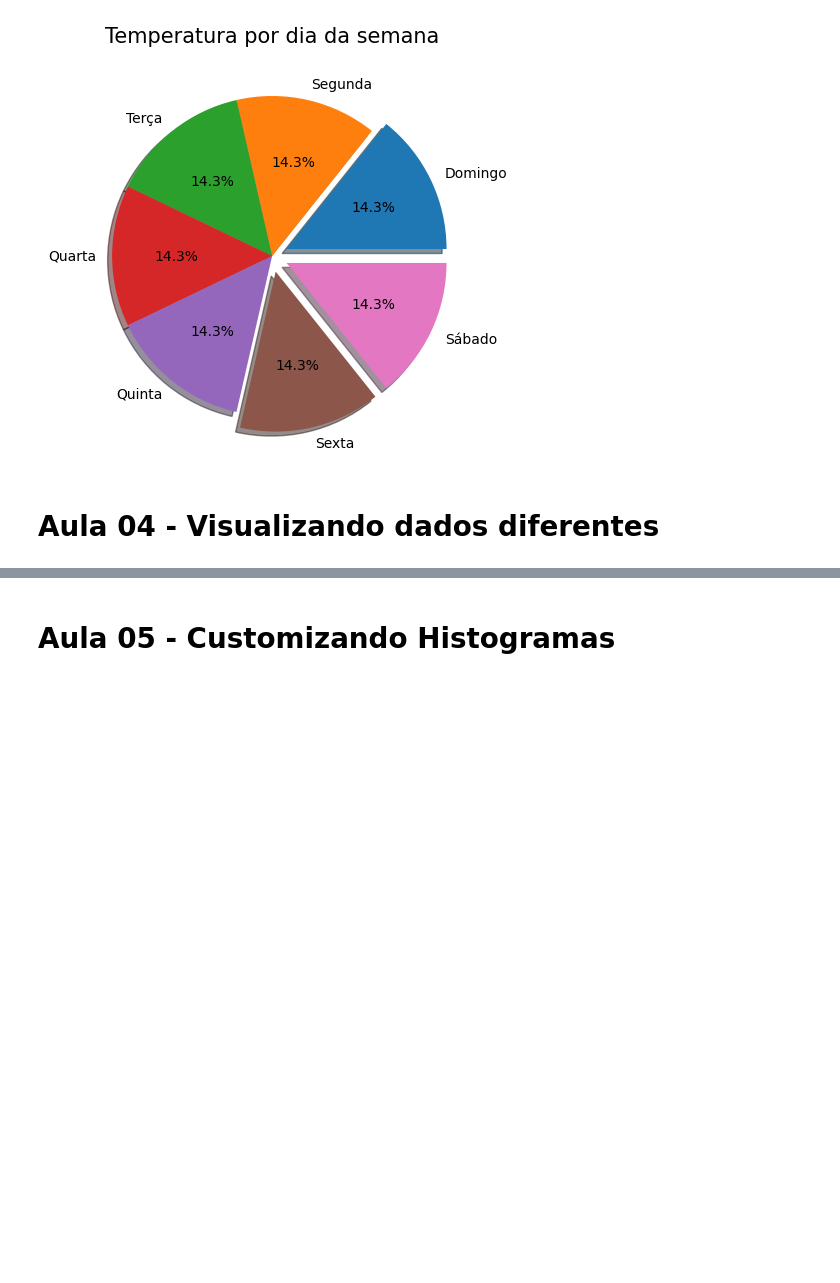
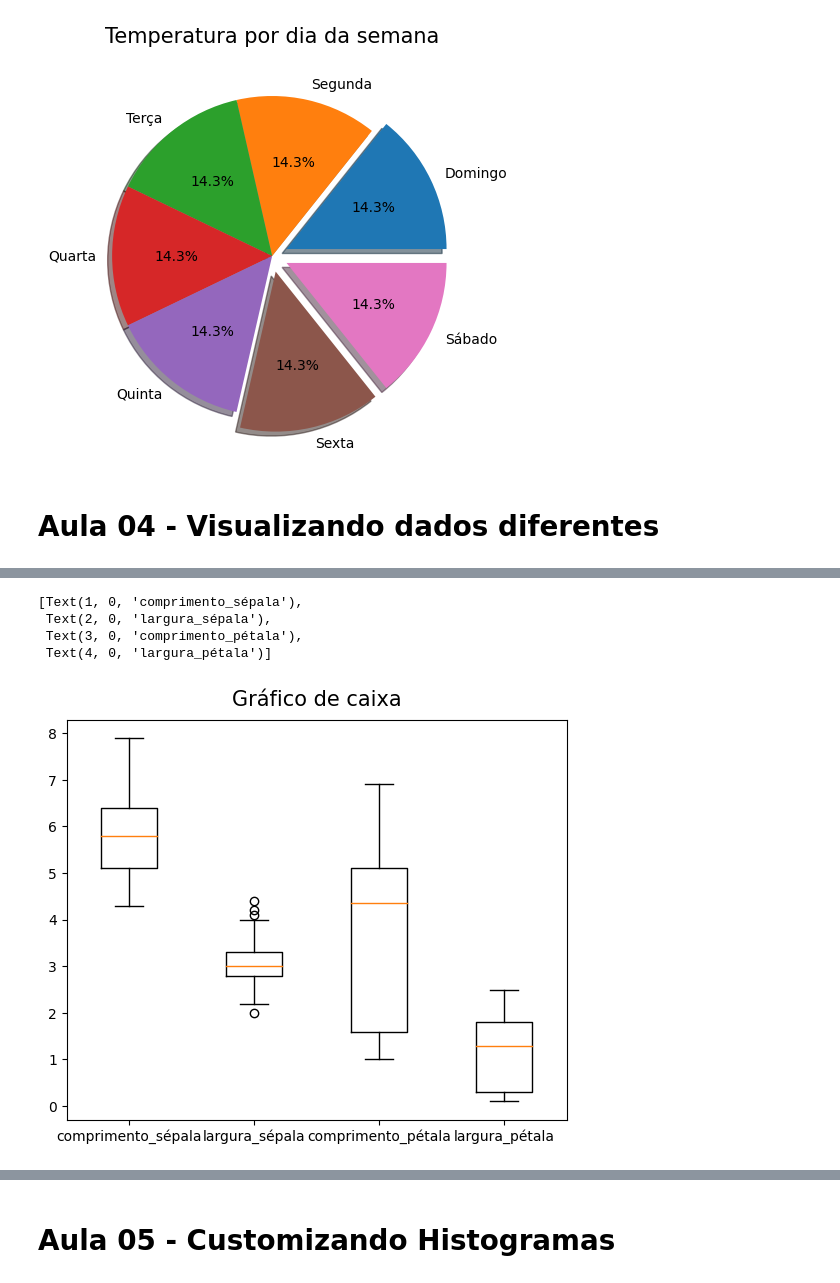
Before and after one commit to alyssonhyago/Cursos_Alura, a Jupyter notebook: Data_Science/Data Visualization_Matplotlib/main.ipynb, the cells around one changed output, grey strips where cells are left out. Drawn from its saved outputs; the diff is of its cells as text; code cells hidden in the pictures; blank space fills up the shorter version.

```diff
--- a/Data_Science/Data Visualization_Matplotlib/main.ipynb
+++ b/Data_Science/Data Visualization_Matplotlib/main.ipynb
@@ -309,0 +365,13 @@ Text(0.5, 1.0, 'Temperatura por dia da semana')
+# %%
+fig = plt.figure(figsize=(5,4))
+eixo = fig.add_axes([0,0,1,1])
+
+eixo.boxplot(df.drop('espécie', axis=1))
+eixo.set_title('Gráfico de caixa', fontsize=15, pad=10)
+eixo.set_xticklabels(df.drop('espécie', axis=1).columns)
+# %% [output]
+[Text(1, 0, 'comprimento_sépala'),
+ Text(2, 0, 'largura_sépala'),
+ Text(3, 0, 'comprimento_pétala'),
+ Text(4, 0, 'largura_pétala')]
+[figure, added]
```
Also changed, not shown: parts of 19 cells of this notebook, 4 other files.
